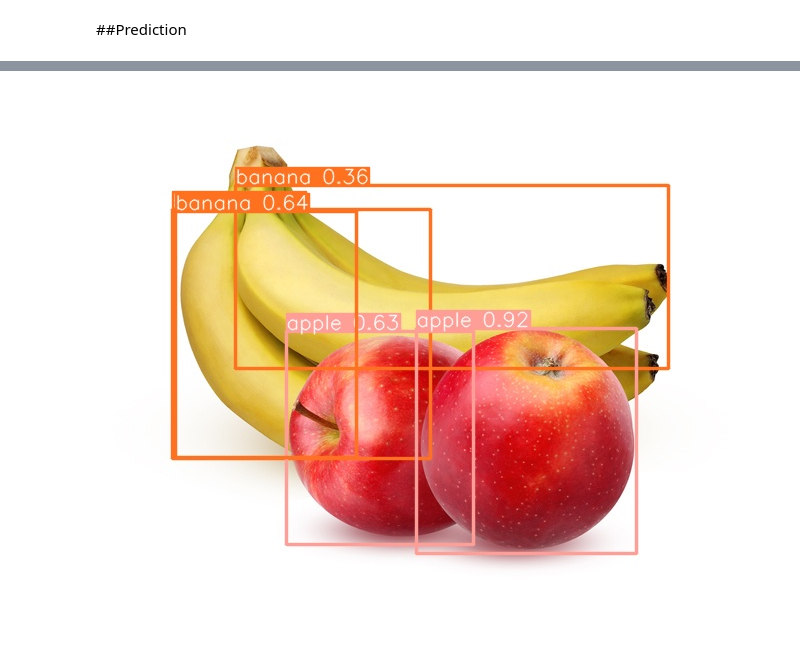
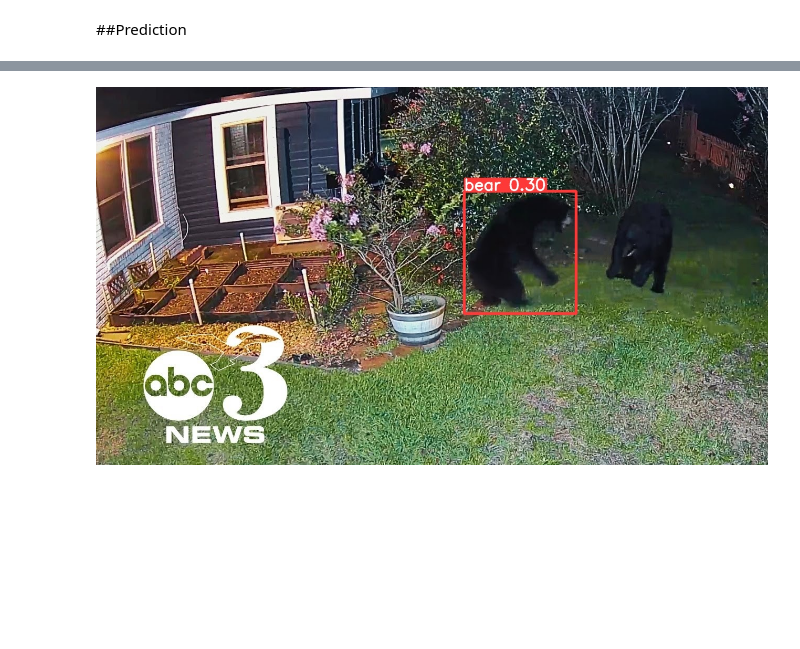
Before and after one commit to shaaagri/iat481-cv-proj, a Jupyter notebook: ComputerVisionProject.ipynb, the cells around one changed output, grey strips where cells are left out. Cells and saved outputs as stored; diff of their text form; code cells hidden in the pictures; blank space fills up the shorter version.

```diff
--- a/ComputerVisionProject.ipynb
+++ b/ComputerVisionProject.ipynb
@@ -285,5 +297,5 @@ Results saved to runs/detect/predict
 %matplotlib inline
 from PIL import Image
 
-Image.open('/content/runs/detect/predict/freshpoint-produce-101-apples-bananas.jpg')
+Image.open('/content/drive/MyDrive/IAT481/481 CV Project/yolo/runs/detect/predict5/maxresdefault.jpg')
 # %% [output]
@@ -290 +304 @@ Image.open('/content/runs/detect/predict/freshpoint-produce-101-apples-bananas.j
-[figure, old version]
+[figure, new version]
```
Also changed, not shown: parts of 4 cells of this notebook.
